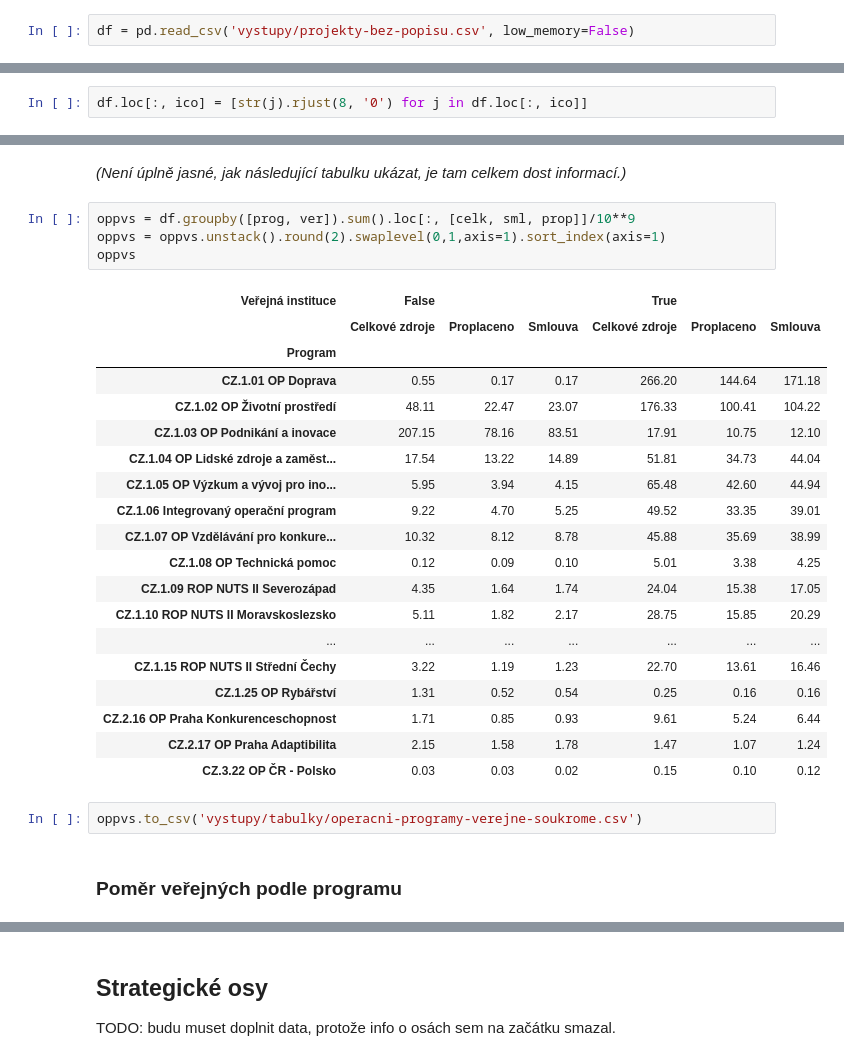
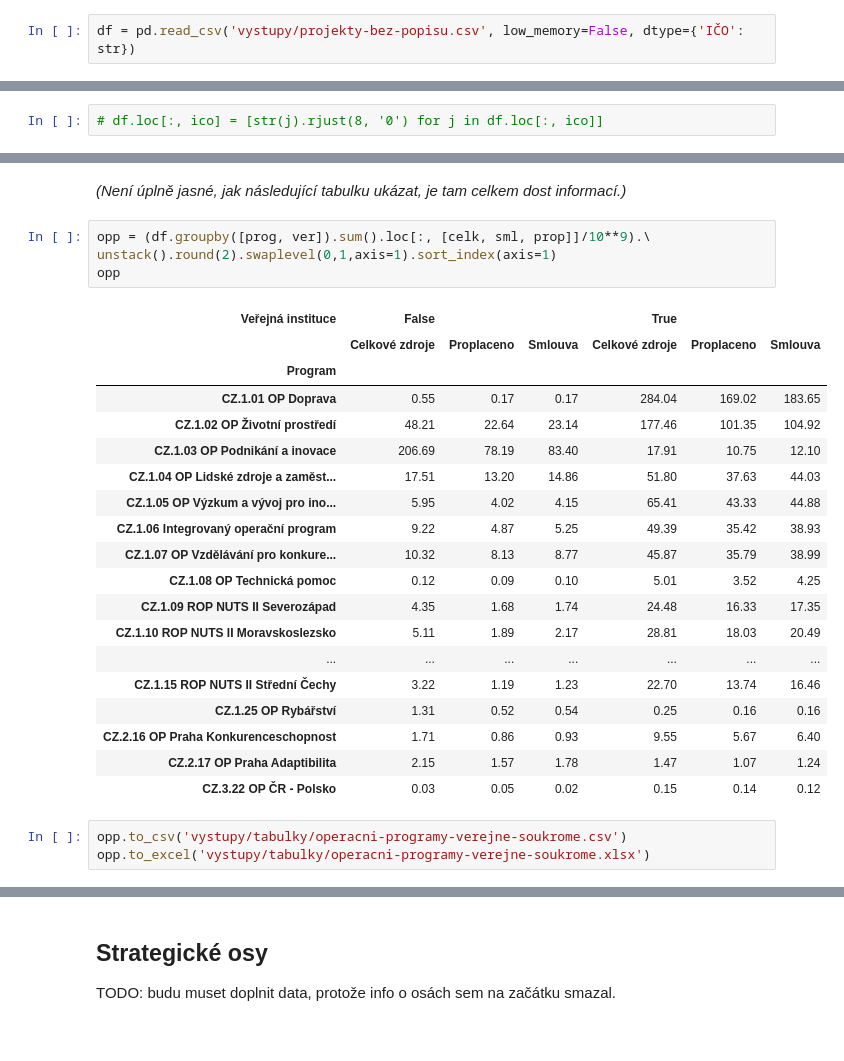
Before and after one commit to kokes/strukturalni-fondy, a Jupyter notebook: 03 Programy, osy, kofinance.ipynb, the cells around one changed output, grey strips where cells are left out. Drawn from its saved outputs; the diff is of its cells as text.

Commit message:
Nové vstupy, nové tabulky, přidány Excelové výstupy

```diff
--- a/03 Programy, osy, kofinance.ipynb
+++ b/03 Programy, osy, kofinance.ipynb
@@ -11,7 +9,7 @@ import numpy as np
 ## Načítání dat
 Data od MMR máme zkombinována s daty of MFČR v souboru `vystupy/projekty-bez-popisu.csv` (můžeme použít i `projekty.csv`, ale ty jsou zbytečně velké pro naše potřeby).
 # %%
-df = pd.read_csv('vystupy/projekty-bez-popisu.csv', low_memory=False)
+df = pd.read_csv('vystupy/projekty-bez-popisu.csv', low_memory=False, dtype={'IČO': str})
 # %%
 df.shape
 # %% [output]
@@ -35,7 +33,7 @@ zam = 'Zaměstnanců'
 kat = 'Kategorie'
 ver = 'Veřejná instituce'
 # %%
-df.loc[:, ico] = [str(j).rjust(8, '0') for j in df.loc[:, ico]]
+# df.loc[:, ico] = [str(j).rjust(8, '0') for j in df.loc[:, ico]]
 # %% [markdown]
 ## Operační programy
 # %%
@@ -69,30 +68,29 @@ Operační programy podle toho, zda jde o peníze pro veřejné podniky nebo ne.
 # %% [markdown]
 *(Není úplně jasné, jak následující tabulku ukázat, je tam celkem dost informací.)*
 # %%
-oppvs = df.groupby([prog, ver]).sum().loc[:, [celk, sml, prop]]/10**9
-oppvs = oppvs.unstack().round(2).swaplevel(0,1,axis=1).sort_index(axis=1)
-oppvs
+opp = (df.groupby([prog, ver]).sum().loc[:, [celk, sml, prop]]/10**9).\
+unstack().round(2).swaplevel(0,1,axis=1).sort_index(axis=1)
+opp
 # %% [output]
 | Veřejná instituce | False |  |  | True |  |  |
 |  | Celkové zdroje | Proplaceno | Smlouva | Celkové zdroje | Proplaceno | Smlouva |
 | Program |  |  |  |  |  |  |
-| CZ.1.01 OP Doprava | 0.55 | 0.17 | 0.17 | 266.20 | 144.64 | 171.18 |
-| CZ.1.02 OP Životní prostředí | 48.11 | 22.47 | 23.07 | 176.33 | 100.41 | 104.22 |
-| CZ.1.03 OP Podnikání a inovace | 207.15 | 78.16 | 83.51 | 17.91 | 10.75 | 12.10 |
-| CZ.1.04 OP Lidské zdroje a zaměst... | 17.54 | 13.22 | 14.89 | 51.81 | 34.73 | 44.04 |
-| CZ.1.05 OP Výzkum a vývoj pro ino... | 5.95 | 3.94 | 4.15 | 65.48 | 42.60 | 44.94 |
-| CZ.1.06 Integrovaný operační program | 9.22 | 4.70 | 5.25 | 49.52 | 33.35 | 39.01 |
-| CZ.1.07 OP Vzdělávání pro konkure... | 10.32 | 8.12 | 8.78 | 45.88 | 35.69 | 38.99 |
-| CZ.1.08 OP Technická pomoc | 0.12 | 0.09 | 0.10 | 5.01 | 3.38 | 4.25 |
-| CZ.1.09 ROP NUTS II Severozápad | 4.35 | 1.64 | 1.74 | 24.04 | 15.38 | 17.05 |
-| CZ.1.10 ROP NUTS II Moravskoslezsko | 5.11 | 1.82 | 2.17 | 28.75 | 15.85 | 20.29 |
+| CZ.1.01 OP Doprava | 0.55 | 0.17 | 0.17 | 284.04 | 169.02 | 183.65 |
+| CZ.1.02 OP Životní prostředí | 48.21 | 22.64 | 23.14 | 177.46 | 101.35 | 104.92 |
+| CZ.1.03 OP Podnikání a inovace | 206.69 | 78.19 | 83.40 | 17.91 | 10.75 | 12.10 |
+| CZ.1.04 OP Lidské zdroje a zaměst... | 17.51 | 13.20 | 14.86 | 51.80 | 37.63 | 44.03 |
+| CZ.1.05 OP Výzkum a vývoj pro ino... | 5.95 | 4.02 | 4.15 | 65.41 | 43.33 | 44.88 |
+| CZ.1.06 Integrovaný operační program | 9.22 | 4.87 | 5.25 | 49.39 | 35.42 | 38.93 |
+| CZ.1.07 OP Vzdělávání pro konkure... | 10.32 | 8.13 | 8.77 | 45.87 | 35.79 | 38.99 |
+| CZ.1.08 OP Technická pomoc | 0.12 | 0.09 | 0.10 | 5.01 | 3.52 | 4.25 |
+| CZ.1.09 ROP NUTS II Severozápad | 4.35 | 1.68 | 1.74 | 24.48 | 16.33 | 17.35 |
+| CZ.1.10 ROP NUTS II Moravskoslezsko | 5.11 | 1.89 | 2.17 | 28.81 | 18.03 | 20.49 |
 | ... | ... | ... | ... | ... | ... | ... |
-| CZ.1.15 ROP NUTS II Střední Čechy | 3.22 | 1.19 | 1.23 | 22.70 | 13.61 | 16.46 |
+| CZ.1.15 ROP NUTS II Střední Čechy | 3.22 | 1.19 | 1.23 | 22.70 | 13.74 | 16.46 |
 | CZ.1.25 OP Rybářství | 1.31 | 0.52 | 0.54 | 0.25 | 0.16 | 0.16 |
-| CZ.2.16 OP Praha Konkurenceschopnost | 1.71 | 0.85 | 0.93 | 9.61 | 5.24 | 6.44 |
-| CZ.2.17 OP Praha Adaptibilita | 2.15 | 1.58 | 1.78 | 1.47 | 1.07 | 1.24 |
-| CZ.3.22 OP ČR - Polsko | 0.03 | 0.03 | 0.02 | 0.15 | 0.10 | 0.12 |
+| CZ.2.16 OP Praha Konkurenceschopnost | 1.71 | 0.86 | 0.93 | 9.55 | 5.67 | 6.40 |
+| CZ.2.17 OP Praha Adaptibilita | 2.15 | 1.57 | 1.78 | 1.47 | 1.07 | 1.24 |
+| CZ.3.22 OP ČR - Polsko | 0.03 | 0.05 | 0.02 | 0.15 | 0.14 | 0.12 |
 # %%
-oppvs.to_csv('vystupy/tabulky/operacni-programy-verejne-soukrome.csv')
+opp.to_csv('vystupy/tabulky/operacni-programy-verejne-soukrome.csv')
+opp.to_excel('vystupy/tabulky/operacni-programy-verejne-soukrome.xlsx')
-# %% [markdown]
-### Poměr veřejných podle programu
```
Also changed, not shown: parts of 16 cells of this notebook, 42 other files.
